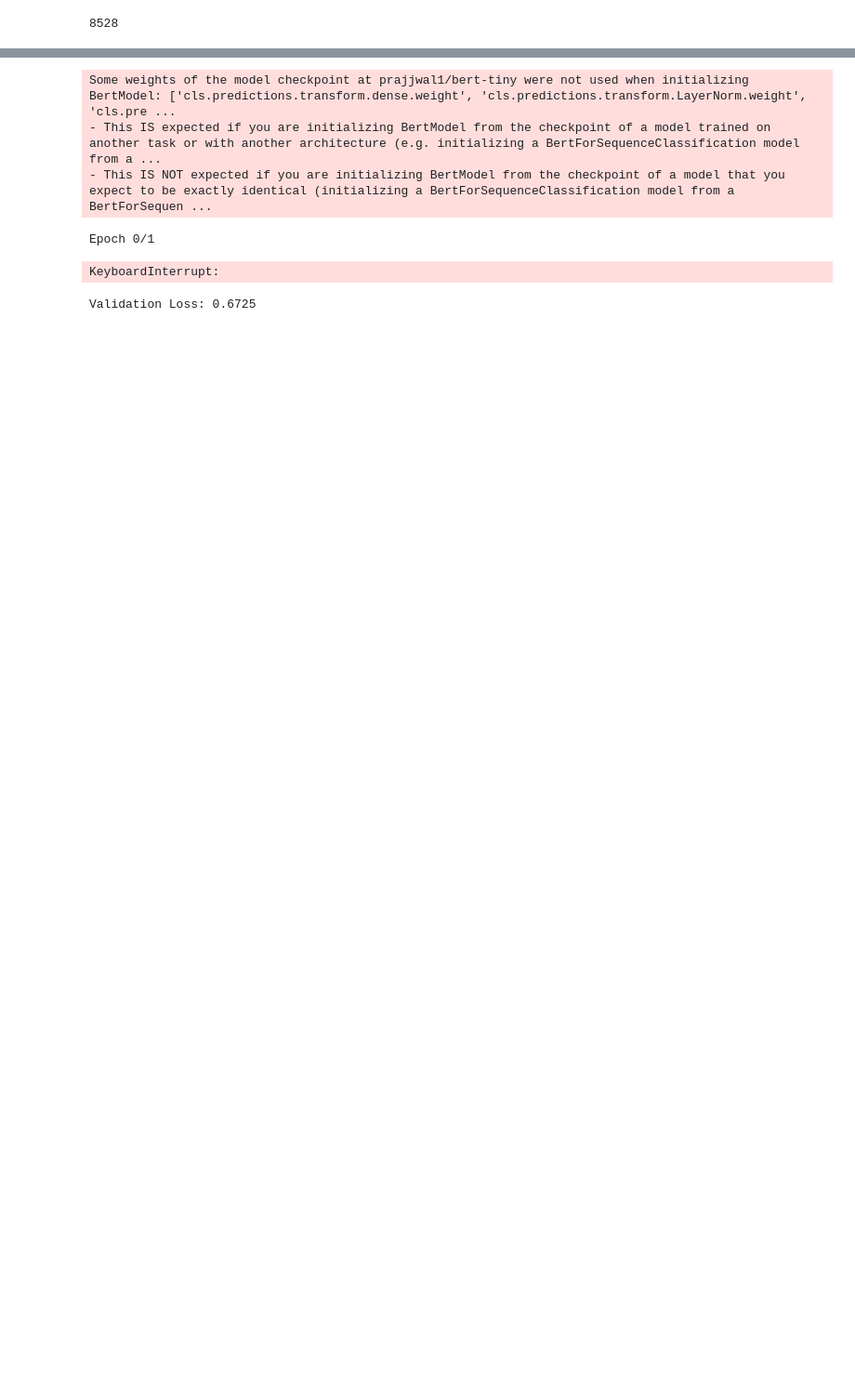
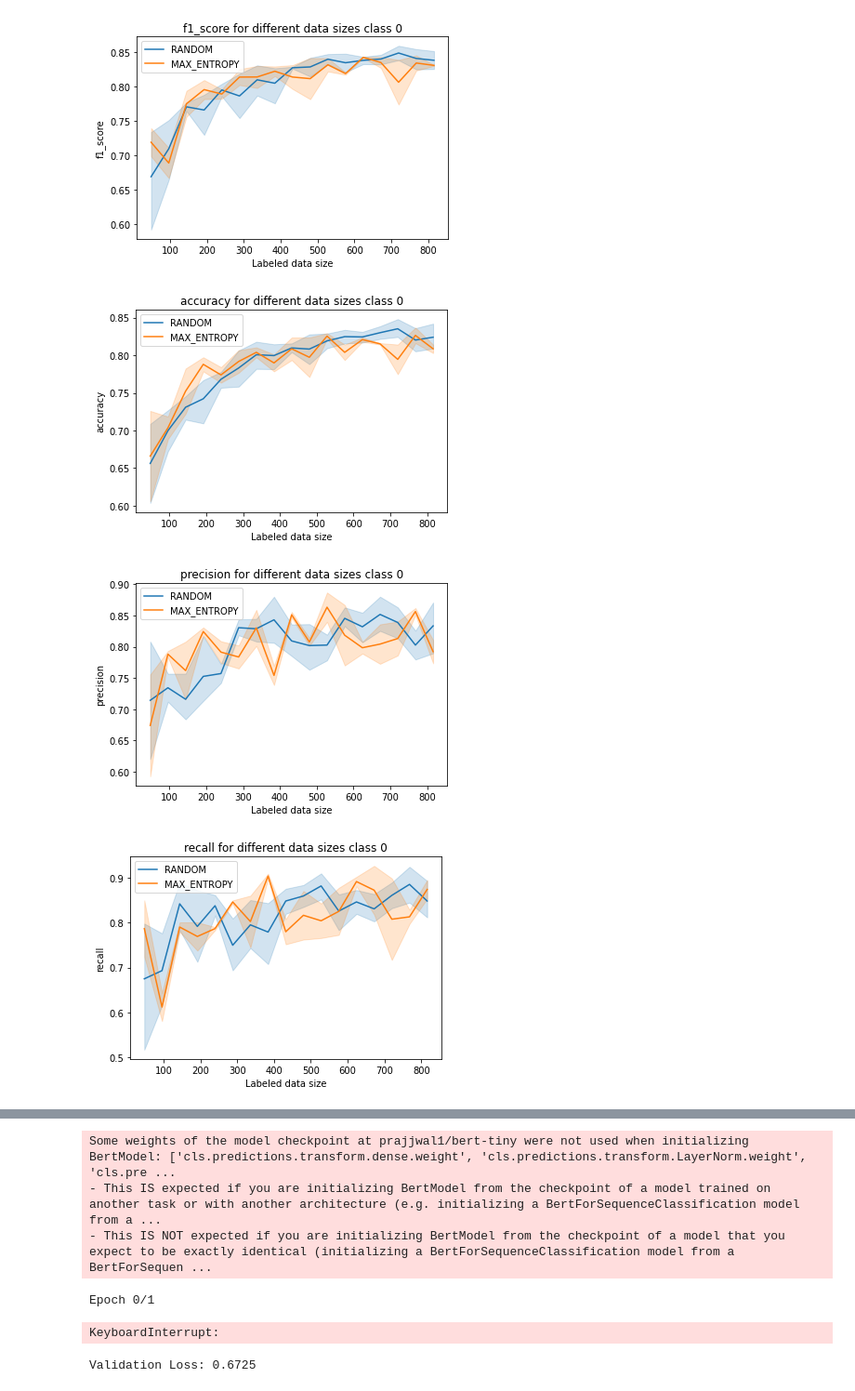
Before and after one commit to miszkur/data-efficient-NLP, a Jupyter notebook: src/testing.ipynb, the cells around one changed output, grey strips where cells are left out. Shown: that part at 93% size. Drawn from its saved outputs; the diff is of its cells as text; code cells hidden in the pictures; blank space fills up the shorter version.

Commit message:
add per class visualisation

```diff
--- a/src/testing.ipynb
+++ b/src/testing.ipynb
@@ -6,6 +9,23 @@ from data_processing.ev_parser import create_dataloader
-# %%
-conf = config.multilabel_base()
-dl = create_dataloader(conf)
-len(dl)*8
-# %% [output]
-8528
+# %%
+strategies = ['RANDOM', 'MAX_ENTROPY']
+for class_index in [0,1]:
+  for metric in ['f1_score', 'accuracy', 'precision', 'recall']:
+    for strategy in strategies:
+      results_path = os.path.join('../results/al', f'{strategy}.pkl')
+
+      with open(results_path, 'rb') as f:
+        results = pickle.load(f)
+
+        sns.lineplot(x=results['split'], y=results[class_index][metric], label=strategy)
+        plt.legend()
+        plt.xlabel('Labeled data size')
+        plt.ylabel(metric)
+        plt.title(f'{metric} for different data sizes, class {class_index}')
+    plt.show()
+
+# results
+# %% [output]
+[figure, added]
+[figure, added]
+[figure, added]
+[figure, added]
```
Also changed, not shown: parts of 2 cells of this notebook, 10 other files.
